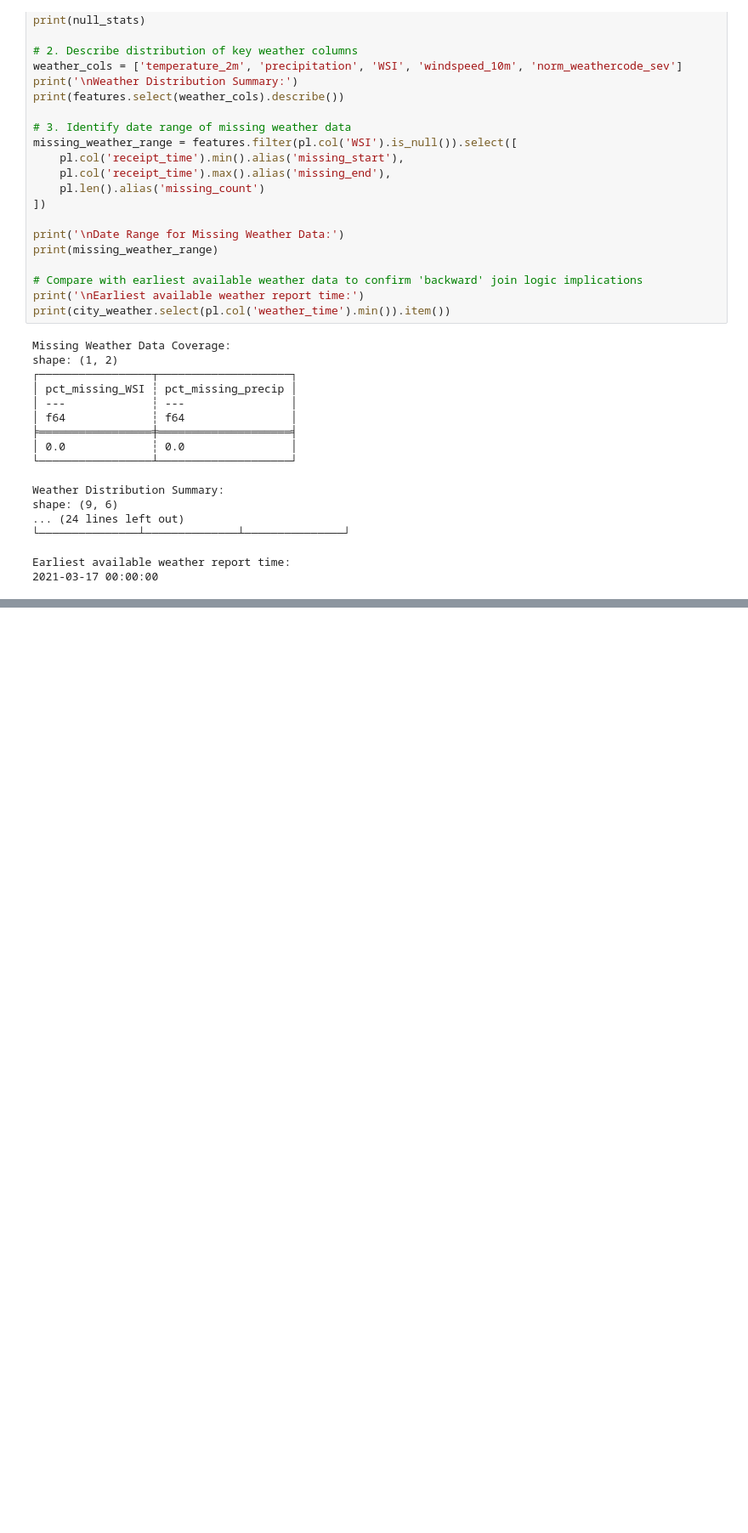
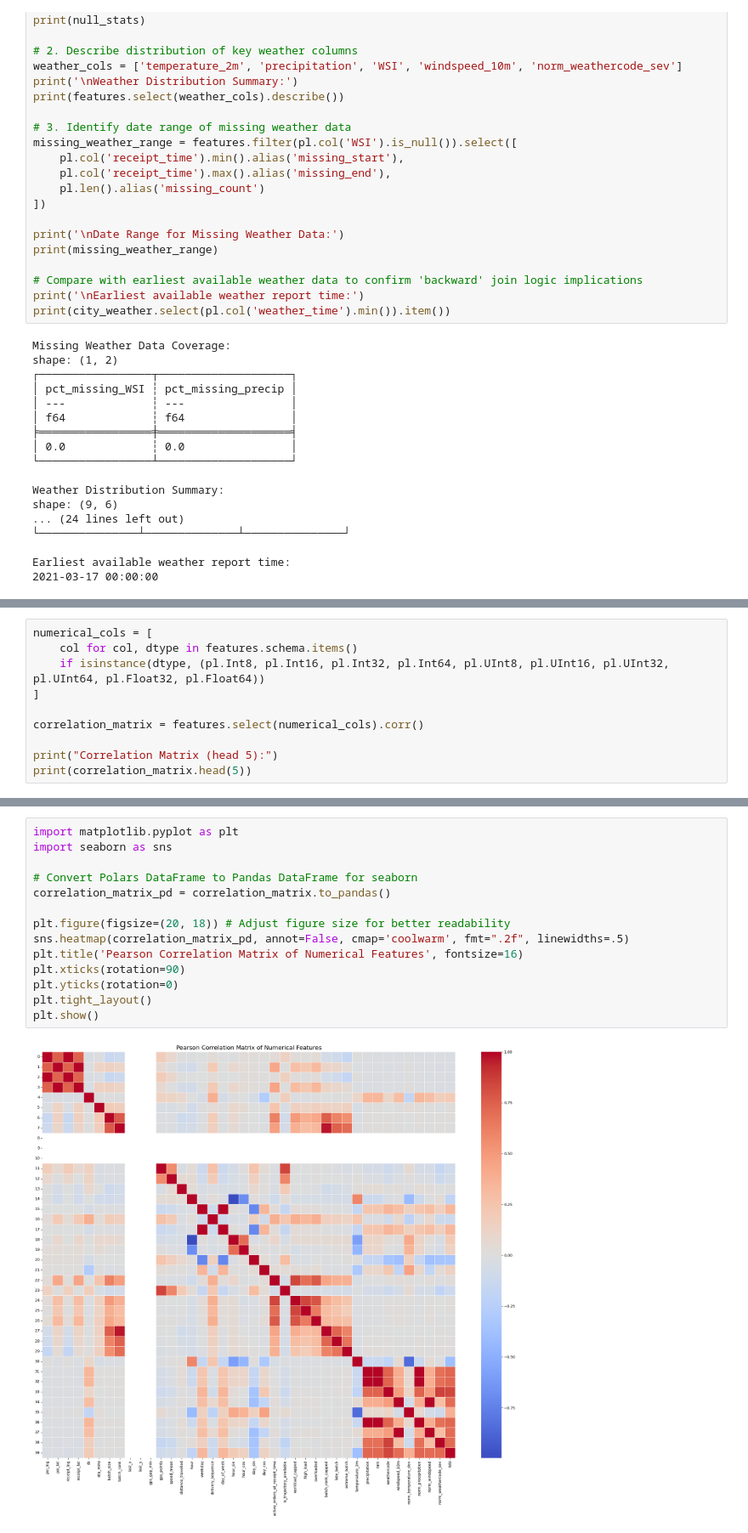
Before and after one commit to aymuos/starship, a Jupyter notebook: fundamental_EDA/feature_creator.ipynb, the cells around one changed output, grey strips where cells are left out. Shown at 85% size. Drawn from its saved outputs; the diff is of its cells as text; blank space fills up the shorter version.

Commit message:
Added correlation matrix

```diff
--- a/fundamental_EDA/feature_creator.ipynb
+++ b/fundamental_EDA/feature_creator.ipynb
@@ -1817,0 +1838,10 @@ Successfully saved enriched features to: /content/drive/MyDrive/ml/PROCESSED/fin
+# %%
+numerical_cols = [
+    col for col, dtype in features.schema.items()
+    if isinstance(dtype, (pl.Int8, pl.Int16, pl.Int32, pl.Int64, pl.UInt8, pl.UInt16, pl.UInt32, pl.UInt64, pl.Float32, pl.Float64))
+]
+
+correlation_matrix = features.select(numerical_cols).corr()
+
+print("Correlation Matrix (head 5):")
+print(correlation_matrix.head(5))
@@ -1817,0 +1865,16 @@ Successfully saved enriched features to: /content/drive/MyDrive/ml/PROCESSED/fin
+# %%
+import matplotlib.pyplot as plt
+import seaborn as sns
+
+# Convert Polars DataFrame to Pandas DataFrame for seaborn
+correlation_matrix_pd = correlation_matrix.to_pandas()
+
+plt.figure(figsize=(20, 18)) # Adjust figure size for better readability
+sns.heatmap(correlation_matrix_pd, annot=False, cmap='coolwarm', fmt=".2f", linewidths=.5)
+plt.title('Pearson Correlation Matrix of Numerical Features', fontsize=16)
+plt.xticks(rotation=90)
+plt.yticks(rotation=0)
+plt.tight_layout()
+plt.show()
+# %% [output]
+[figure, added]
```
Also changed, not shown: parts of 14 cells of this notebook.
